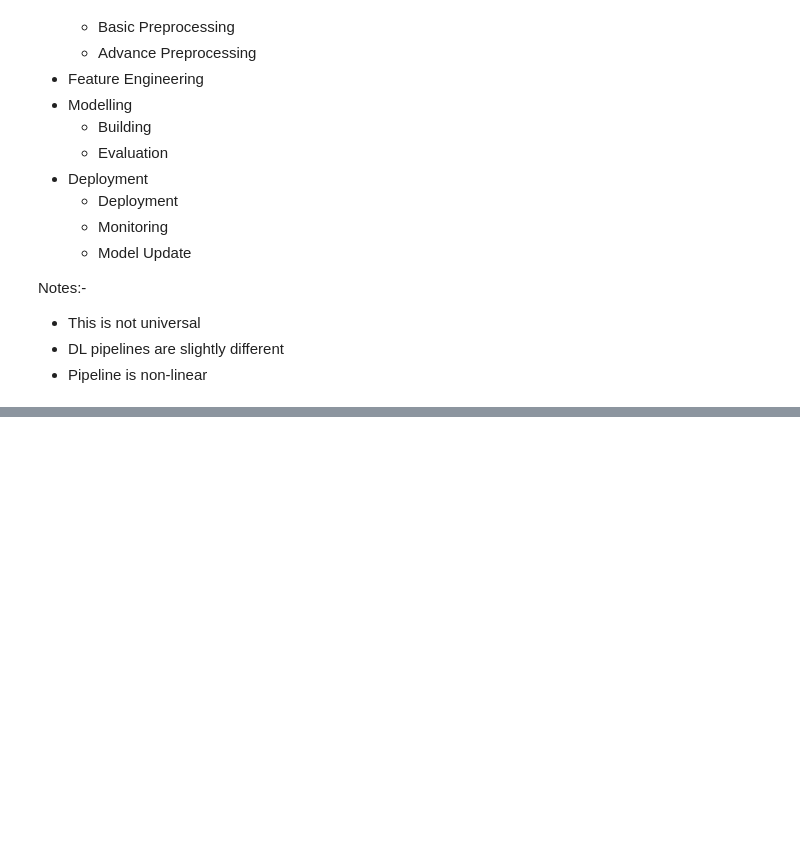
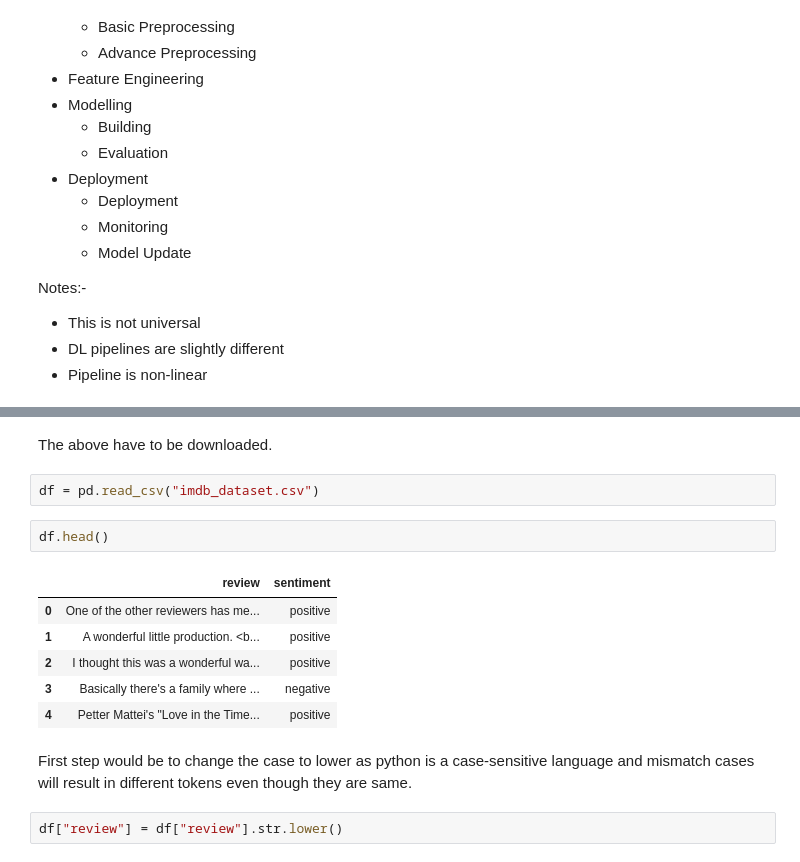
Before and after one commit to itsanishsingh/task-nlp-start, a Jupyter notebook: task_nlp_start.ipynb, the cells around one changed output, grey strips where cells are left out. Drawn from its saved outputs; the diff is of its cells as text; blank space fills up the shorter version.

```diff
--- a/task_nlp_start.ipynb
+++ b/task_nlp_start.ipynb
@@ -56,0 +84,17 @@ Notes:-
+# %% [markdown]
+The above have to be downloaded.
+# %%
+df = pd.read_csv("imdb_dataset.csv")
+# %%
+df.head()
+# %% [output]
+|  | review | sentiment |
+| 0 | One of the other reviewers has me... | positive |
+| 1 | A wonderful little production. <b... | positive |
+| 2 | I thought this was a wonderful wa... | positive |
+| 3 | Basically there's a family where ... | negative |
+| 4 | Petter Mattei's "Love in the Time... | positive |
+# %% [markdown]
+First step would be to change the case to lower as python is a case-sensitive language and mismatch cases will result in different tokens even though they are same.
+# %%
+df["review"] = df["review"].str.lower()
```
Also changed, not shown: parts of 44 cells of this notebook, 1 other file.
